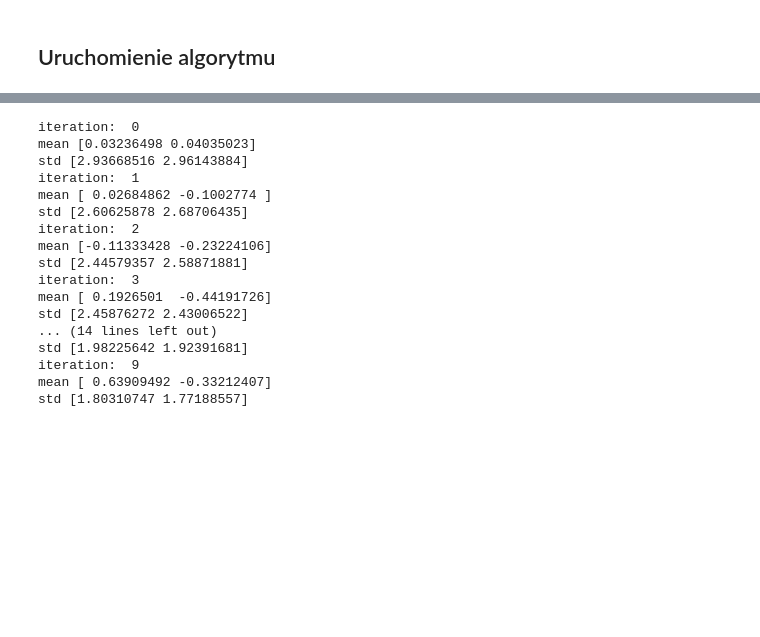
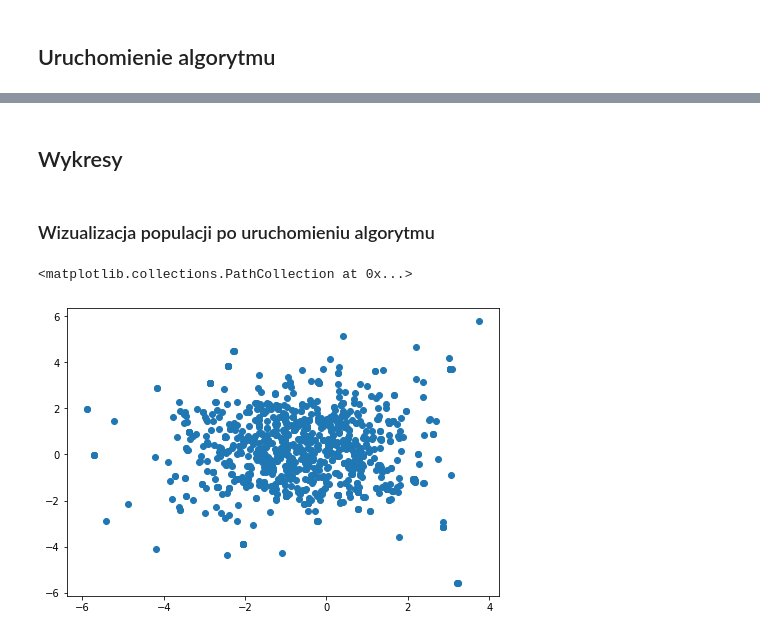
Before and after one commit to brooda/EvolutionaryAlgorithm, a Jupyter notebook: WAE.ipynb, the cells around one changed output, grey strips where cells are left out. Saved outputs shown, nothing was run; the diff lists cells and outputs as text; code cells hidden in the pictures; blank space fills up the shorter version.

```diff
--- a/WAE.ipynb
+++ b/WAE.ipynb
@@ -16,7 +22,7 @@ np.random.seed(seed)
 # %%
 #@title funkcja celu { run: "auto" }
 
-config = "constant" #@param ["constant", "Gaussian function", "sum of two Gaussian functions", "rastrigin"]
+config = "rastrigin" #@param ["constant", "Gaussian function", "sum of two Gaussian functions", "rastrigin"]
 # %% [markdown]
 ### Wybór funkcji celu i parametrów (mu, sigma dla funkcji Gaussa i A dla funkcji Rastrigina)
 # %%
@@ -66,7 +152,7 @@ liczba_iteracji =  10#@param {type: "integer"}
 ## Algorytm ewolucyjny
 # %%
 class EvolutionaryAlgorithm:
-    def __init__(self, goal_function):
+    def __init__(self, goal_function, population_analyzer):
         self.LowerBound = dolna_granica
         self.UpperBound = gorna_granica
 
@@ -89,6 +175,7 @@ class EvolutionaryAlgorithm:
         self.iter = 0  # current number of iteration
         self.mutation_success_counter = 0
 
+        self.population_analyzer = population_analyzer
 
 
     def Solve(self):
@@ -96,7 +183,8 @@ class EvolutionaryAlgorithm:
             print("iteration: ", self.iter)
 
             # Analyze clusters in Population
-            self.AnalyzePopulation()
+            statistics = self.population_analyzer.AnalyzePopulation(self.population, self.iter)
+
 
             # The population is evaluated (selection). The best adapted individuals take part in the reproduction process
             self.Reproduction()
@@ -105,14 +193,6 @@ class EvolutionaryAlgorithm:
             self.Mutate()
 
             self.Succession()
-
-
-
-
-    def AnalyzePopulation(self):
-        print("mean", np.mean(self.population, axis = 0))
-        print("std", np.std(self.population, axis = 0))
-
 
 
     def Reproduction(self):
@@ -218,14 +259,2 @@ def gap_stat(data, nrefs=3, maxClusters=15):
 # %% [markdown]
 ## Wizualizacja populacji przed uruchomieniem algorytmu
-# %%
-alg = EvolutionaryAlgorithm(goal_function = constant)
-
-x = []
-y = []
-for obs in alg.population:
-    x.append(obs[0])
-    y.append(obs[1])
-
-fig = plt.figure()
-ax = fig.add_axes([0,0,1,1])
-plt.scatter(x, y)
@@ -235,2 +261,8 @@ plt.scatter(x, y)
+# %%
+analyzer = Analyzer()
+alg = EvolutionaryAlgorithm(goal_function = constant, population_analyzer = analyzer)
+
+x = []
+y = []
 # %% [markdown]
 ## Uruchomienie algorytmu
@@ -237,26 +282,17 @@ plt.scatter(x, y)
+# %% [markdown]
+## Wykresy
+# %% [markdown]
+### Wizualizacja populacji po uruchomieniu algorytmu
 # %%
-alg.Solve()
-
 x2 = []
 y2 = []
 for obs in alg.population:
     x2.append(obs[0])
     y2.append(obs[1])
+
+fig = plt.figure()
+ax = fig.add_axes([0,0,1,1])
+plt.scatter(x2, y2)
 # %% [output]
-iteration:  0
-mean [0.03236498 0.04035023]
-std [2.93668516 2.96143884]
-iteration:  1
-mean [ 0.02684862 -0.1002774 ]
-std [2.60625878 2.68706435]
-iteration:  2
-mean [-0.11333428 -0.23224106]
-std [2.44579357 2.58871881]
-iteration:  3
-mean [ 0.1926501  -0.44191726]
-std [2.45876272 2.43006522]
-... (14 lines left out)
-std [1.98225642 1.92391681]
-iteration:  9
-mean [ 0.63909492 -0.33212407]
-std [1.80310747 1.77188557]
+<matplotlib.collections.PathCollection at 0x...>
+[figure, added]
```
Also changed, not shown: parts of 15 cells of this notebook.
